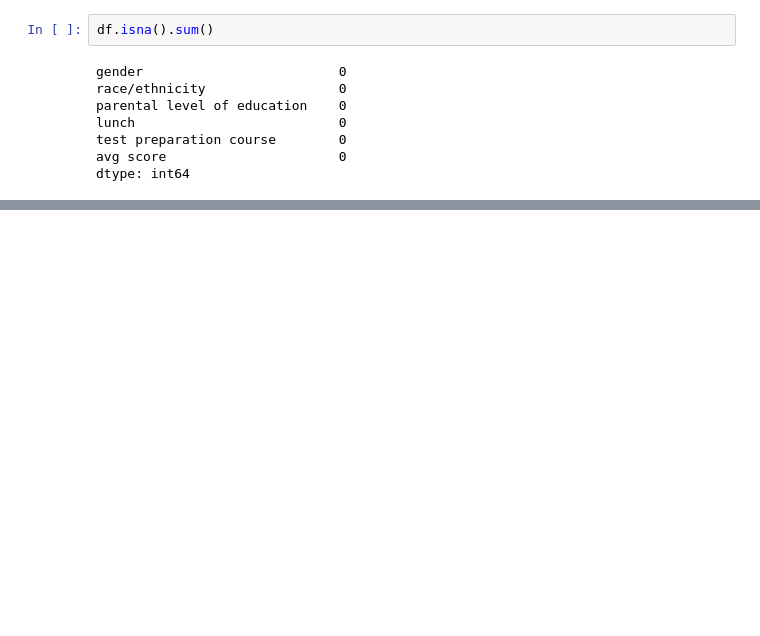
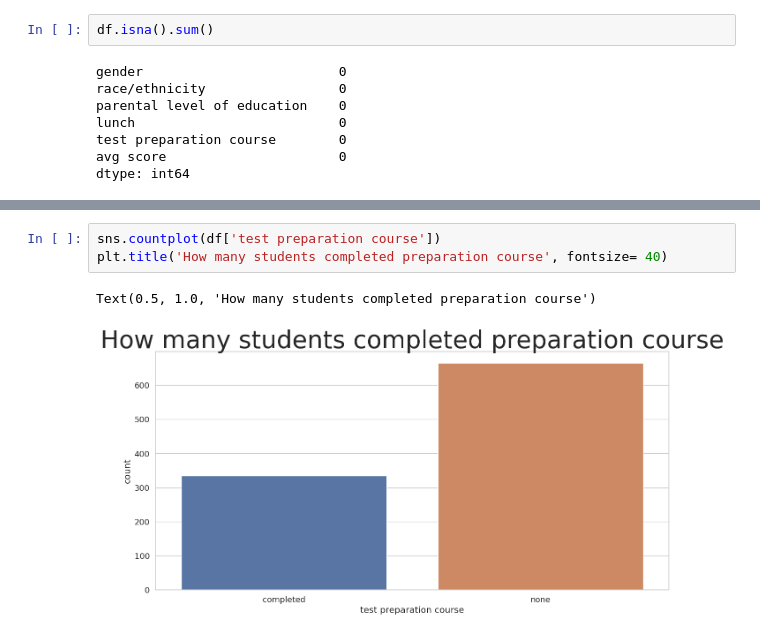
Before and after one commit to xShoho/Student-Performance-Exams, a Jupyter notebook: Student-Performance-Exams.ipynb, the cells around one changed output, grey strips where cells are left out. Cells and saved outputs as stored; diff of their text form; blank space fills up the shorter version.

```diff
--- a/Student-Performance-Exams.ipynb
+++ b/Student-Performance-Exams.ipynb
@@ -171,0 +189,6 @@ dtype: int64
+# %%
+sns.countplot(df['test preparation course'])
+plt.title('How many students completed preparation course', fontsize= 40)
+# %% [output]
+Text(0.5, 1.0, 'How many students completed preparation course')
+[figure, added]
```
Also changed, not shown: parts of 8 cells of this notebook.
